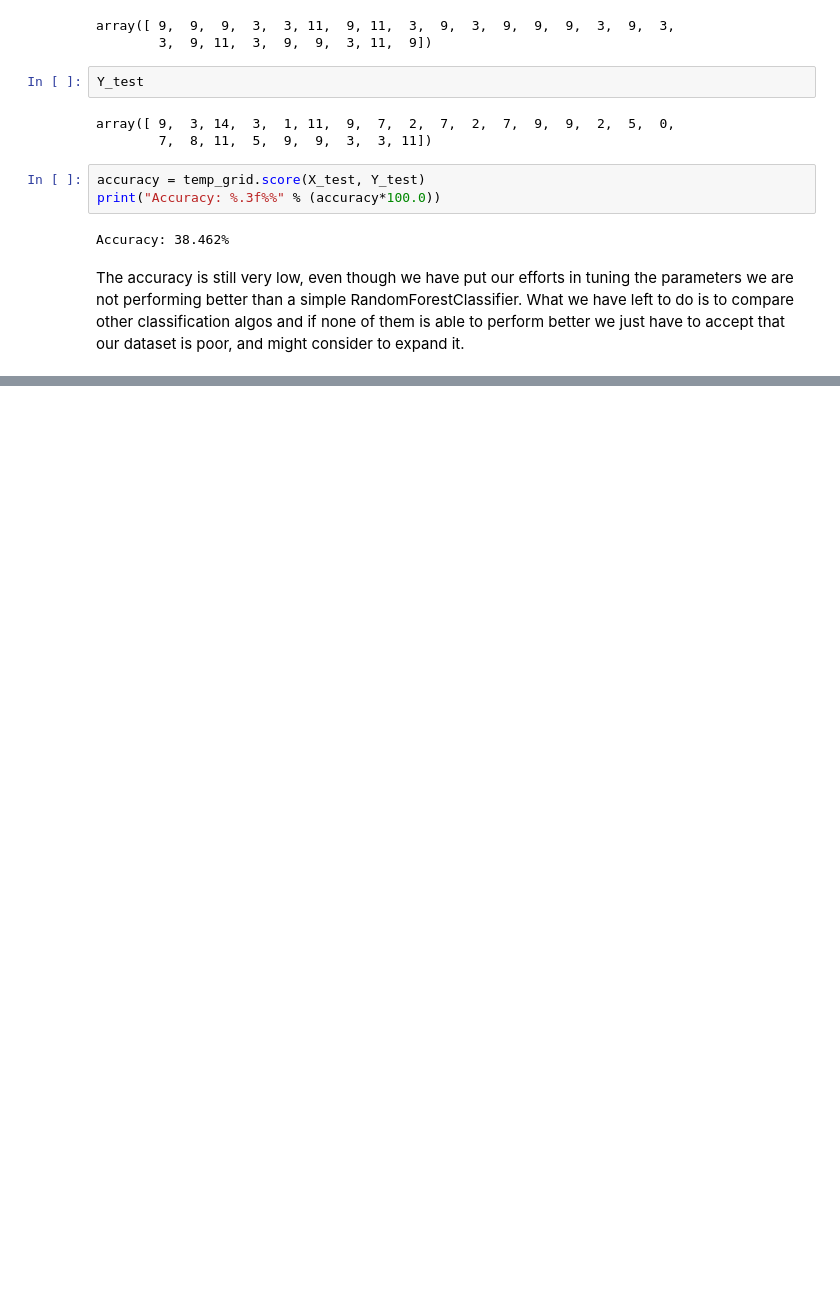
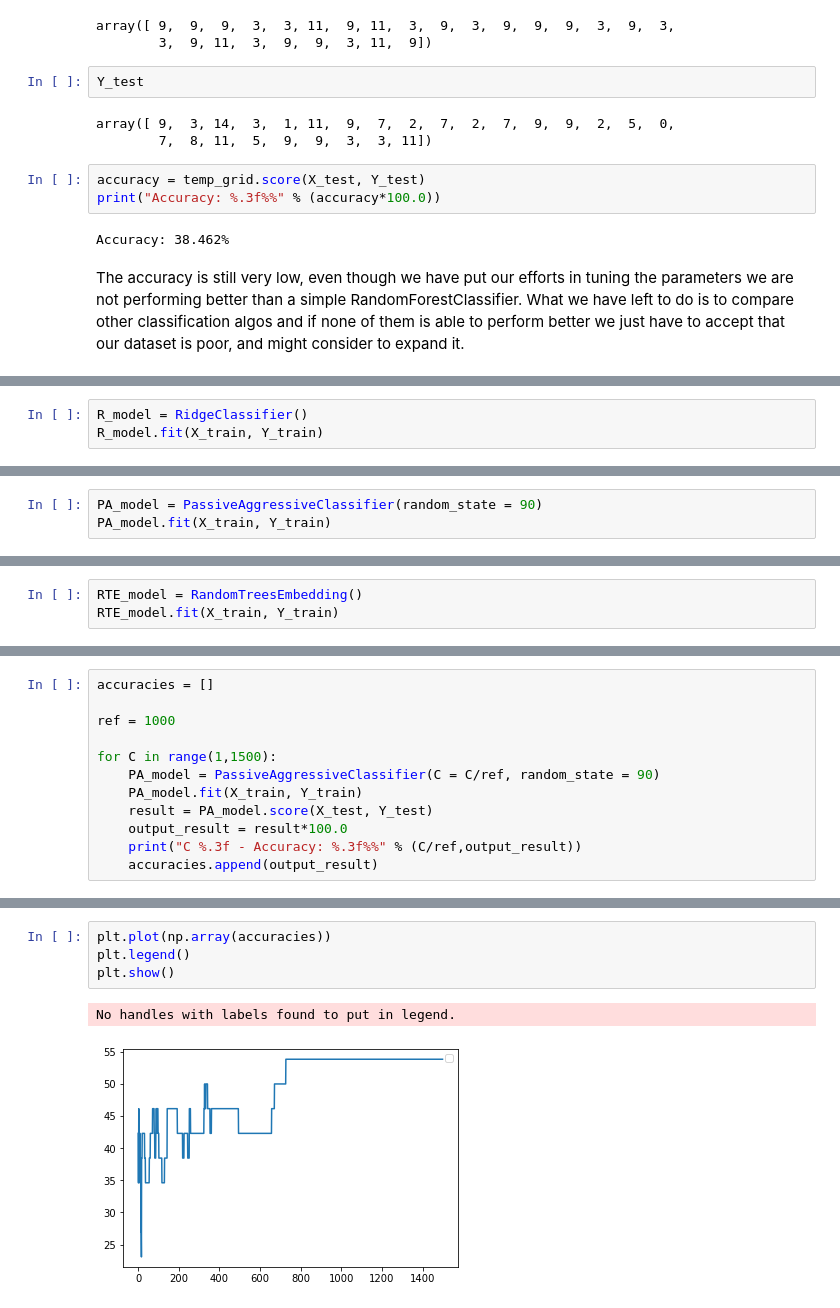
Before and after one commit to MarcoCollesei/RentinBo, a Jupyter notebook: RentinBo.ipynb, the cells around one changed output, grey strips where cells are left out. Saved outputs shown, nothing was run; the diff lists cells and outputs as text; blank space fills up the shorter version.

Commit message:
RentinBo
Trying out different classifiers

```diff
--- a/RentinBo.ipynb
+++ b/RentinBo.ipynb
@@ -493,0 +626,3 @@ The accuracy is still very low, even though we have put our efforts in tuning th
+# %%
+R_model = RidgeClassifier()
+R_model.fit(X_train, Y_train)
@@ -493,0 +640,3 @@ The accuracy is still very low, even though we have put our efforts in tuning th
+# %%
+PA_model = PassiveAggressiveClassifier(random_state = 90)
+PA_model.fit(X_train, Y_train)
@@ -493,0 +654,3 @@ The accuracy is still very low, even though we have put our efforts in tuning th
+# %%
+RTE_model = RandomTreesEmbedding()
+RTE_model.fit(X_train, Y_train)
@@ -493,0 +664,12 @@ The accuracy is still very low, even though we have put our efforts in tuning th
+# %%
+accuracies = []
+
+ref = 1000
+
+for C in range(1,1500):
+    PA_model = PassiveAggressiveClassifier(C = C/ref, random_state = 90)
+    PA_model.fit(X_train, Y_train)
+    result = PA_model.score(X_test, Y_test)
+    output_result = result*100.0
+    print("C %.3f - Accuracy: %.3f%%" % (C/ref,output_result))
+    accuracies.append(output_result)
@@ -493,0 +694,7 @@ The accuracy is still very low, even though we have put our efforts in tuning th
+# %%
+plt.plot(np.array(accuracies))
+plt.legend()
+plt.show()
+# %% [output]
+No handles with labels found to put in legend.
+[figure, added]
```
Also changed, not shown: parts of 42 cells of this notebook.
